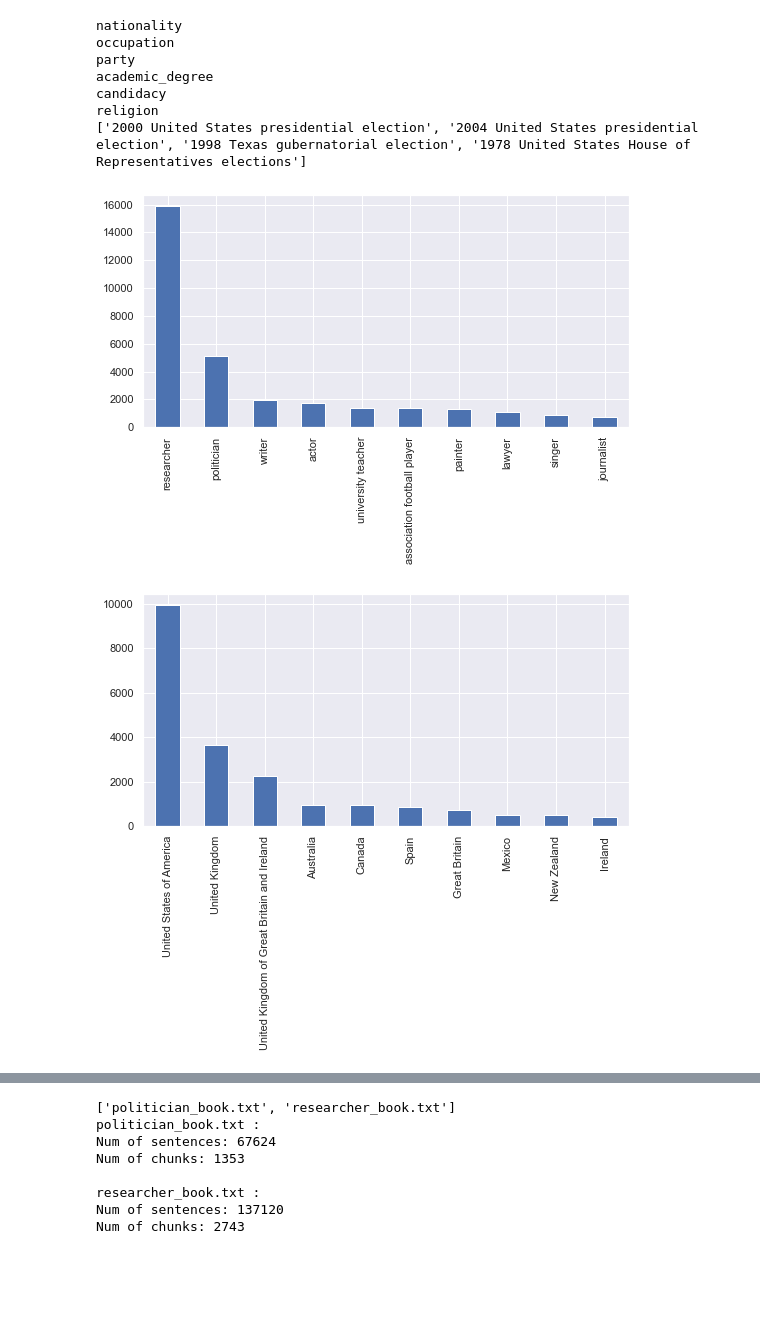
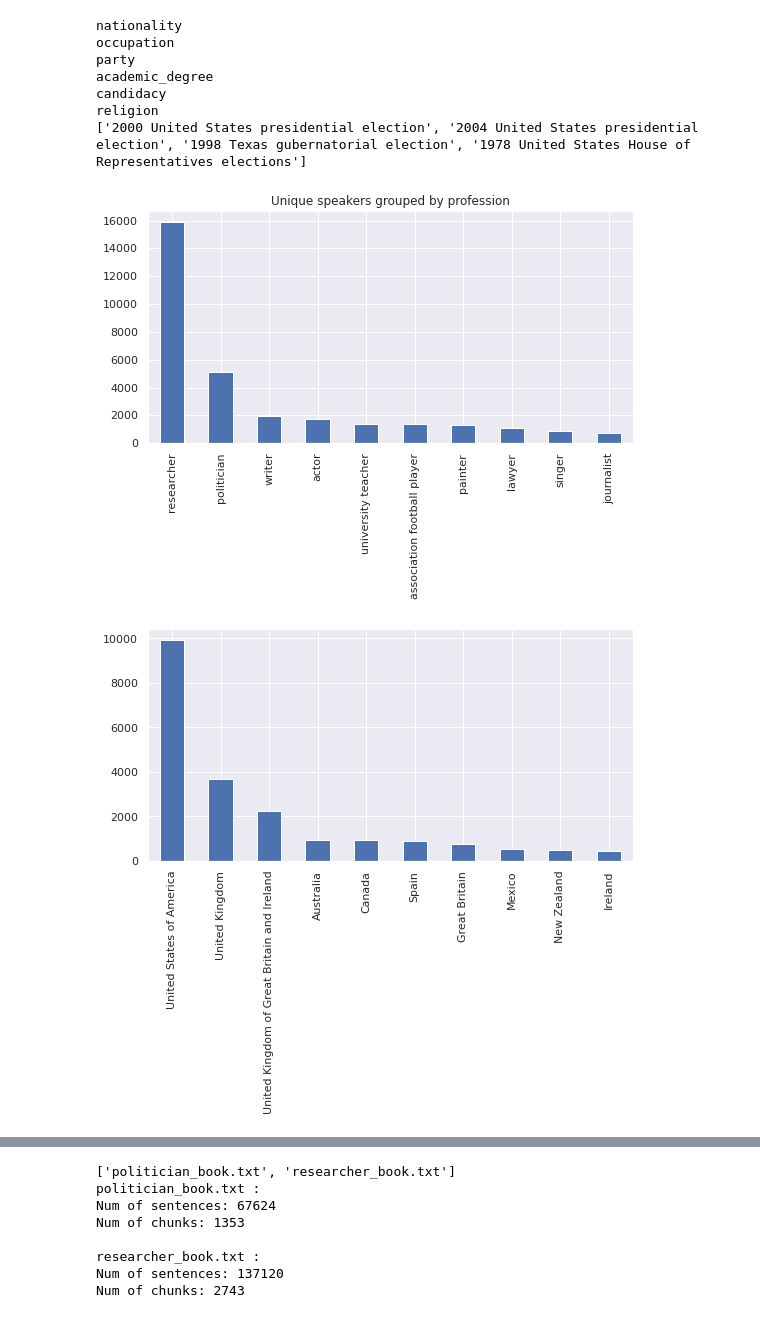
Before and after one commit to epfl-ada/ada-2021-project-marietan-ghariani-bracone-karimi, a Jupyter notebook: project.ipynb, the cells around one changed output, grey strips where cells are left out. Saved outputs shown, nothing was run; the diff lists cells and outputs as text; code cells hidden in the pictures; blank space fills up the shorter version.

```diff
--- a/project.ipynb
+++ b/project.ipynb
@@ -22,7 +23,7 @@ Note: We used the provided Google Colab notebook to generate the wanted compress
 
 # World dataset : download at https://www.emdat.be/, select 'Natural'
 # and the years from 1960 to 2020 and for all the continents (nd = natural disaters)
-nd_world = pd.read_excel('data\emdat_public_2021_12_11_query_uid-ucCmQ2.xlsx', header=6)
+nd_world = pd.read_excel('data/emdat_public_2021_12_11_query_uid-ucCmQ2.xlsx', header=6)
 nd_world.head(3)
 # %% [output]
 |  | Dis No | Year | Seq | Glide | Disaster Group | Disaster Subgroup | Disaster Type | ... |
@@ -85,8 +86,14 @@ print(nd_types)
 This is the dictionary we use to extract relevant quotations from the Quotebank dataset. As we can see, some of them are similar (multiple kinds of storms), and others are not "natural" disasters (Human Cause, Terrorist, ...). Some modifications are done, for instance we must also add lowercase version of the terms, and we will also ignore some types of incidents in further analysis, e.g. Fire, Snow, ..., since they are hard to work with for what we want to accomplish. As we will see, some of these terms are used in other contexts that may be irrelevant.
 # %%
 # Load quotation dataset
+if Path("./data/df_quotes.pickle").is_file():
+    df_quotes = pd.read_pickle("./data/df_quotes.pickle")
+else:
+    df_quotes = pd.read_json(
+        "data/natural_disaster_quotes.json.bz2", lines=True, compression="bz2"
+    )
+    df_quotes.to_pickle("./data/df_quotes.pickle")
 
-df_quotes = pd.read_json('data/natural_disaster_quotes.json.bz2', lines=True, compression='bz2')
 print(f"Number of quotes: %d" % len(df_quotes.index))
 # %% [output]
 Number of quotes: 1480711
@@ -783,15 +790,15 @@ religion
 ['2000 United States presidential election', '2004 United States presidential election', '1998 Texas gubernatorial election', '1978 United States House of Representatives elections']
 # %%
 # Count and display the profession of the speakers
-speakers.occupation.explode().value_counts().head(10).plot(kind="bar")
+speakers.occupation.explode().value_counts().head(10).plot(kind="bar", title="Unique speakers grouped by profession")
 plt.savefig("figures/occupation.png", bbox_inches="tight")
 # %% [output]
-[figure, old version]
+[figure, new version]
 # %%
 # Count and display Political party
 speakers.nationality.explode().value_counts().head(10).plot(kind="bar");
 # %% [output]
-[figure, old version]
+[figure, new version]
 # %%
 # Count and display Political party
 chunks.party.explode().value_counts().head(10).plot(kind="bar");
```
Also changed, not shown: parts of 18 cells of this notebook, 5 other files.
